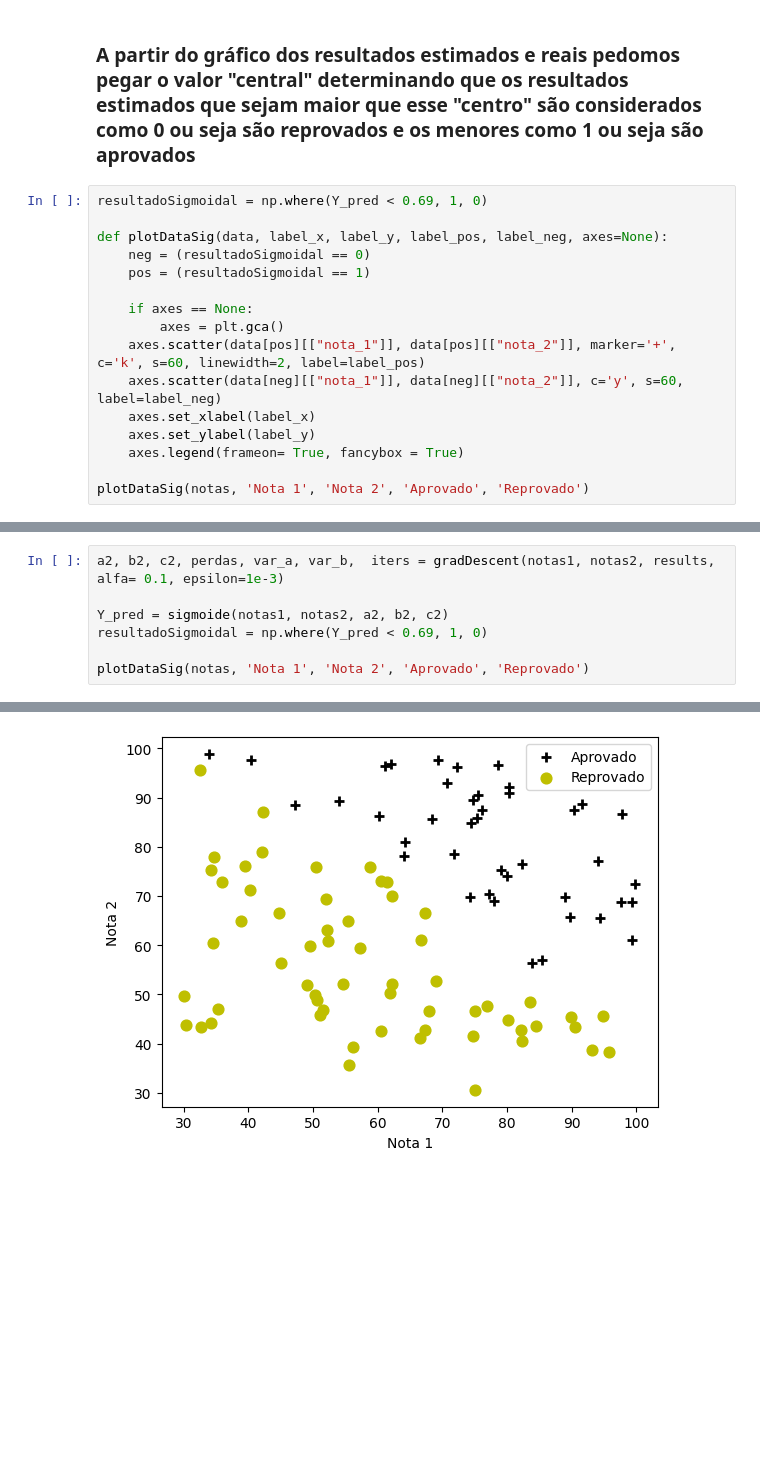
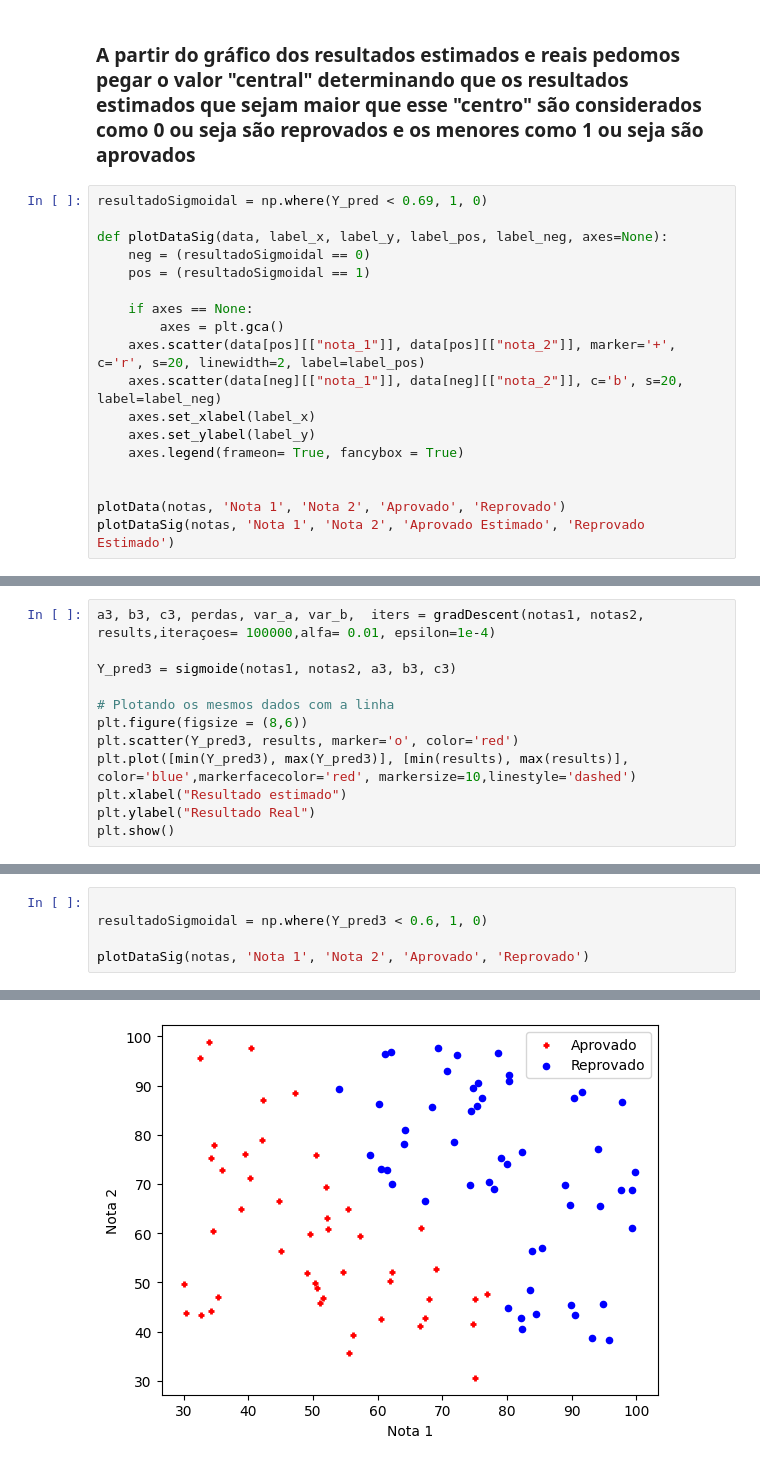
Before and after one commit to Ahmedntc/Computational-Science, a Jupyter notebook: logRegression/Regressao logistica.ipynb, the cells around one changed output, grey strips where cells are left out. Cells and saved outputs as stored; diff of their text form; blank space fills up the shorter version.

Commit message:
varios Plots

```diff
--- a/logRegression/Regressao logistica.ipynb
+++ b/logRegression/Regressao logistica.ipynb
@@ -141,11 +152,13 @@ def plotDataSig(data, label_x, label_y, label_pos, label_neg, axes=None):
 
     if axes == None:
         axes = plt.gca()
-    axes.scatter(data[pos][["nota_1"]], data[pos][["nota_2"]], marker='+', c='k', s=60, linewidth=2, label=label_pos)
-    axes.scatter(data[neg][["nota_1"]], data[neg][["nota_2"]], c='y', s=60, label=label_neg)
+    axes.scatter(data[pos][["nota_1"]], data[pos][["nota_2"]], marker='+', c='r', s=20, linewidth=2, label=label_pos)
+    axes.scatter(data[neg][["nota_1"]], data[neg][["nota_2"]], c='b', s=20, label=label_neg)
     axes.set_xlabel(label_x)
     axes.set_ylabel(label_y)
     axes.legend(frameon= True, fancybox = True)
 
-plotDataSig(notas, 'Nota 1', 'Nota 2', 'Aprovado', 'Reprovado')
+
+plotData(notas, 'Nota 1', 'Nota 2', 'Aprovado', 'Reprovado')
+plotDataSig(notas, 'Nota 1', 'Nota 2', 'Aprovado Estimado', 'Reprovado Estimado')
 # %% [output]
@@ -152,0 +166,12 @@ plotDataSig(notas, 'Nota 1', 'Nota 2', 'Aprovado', 'Reprovado')
+# %%
+a3, b3, c3, perdas, var_a, var_b,  iters = gradDescent(notas1, notas2, results,iteraçoes= 100000,alfa= 0.01, epsilon=1e-4)
+
+Y_pred3 = sigmoide(notas1, notas2, a3, b3, c3)
+
+# Plotando os mesmos dados com a linha
+plt.figure(figsize = (8,6))
+plt.scatter(Y_pred3, results, marker='o', color='red')
+plt.plot([min(Y_pred3), max(Y_pred3)], [min(results), max(results)], color='blue',markerfacecolor='red', markersize=10,linestyle='dashed')
+plt.xlabel("Resultado estimado")
+plt.ylabel("Resultado Real")
+plt.show()
@@ -153,8 +181,6 @@ plotDataSig(notas, 'Nota 1', 'Nota 2', 'Aprovado', 'Reprovado')
 # %%
-a2, b2, c2, perdas, var_a, var_b,  iters = gradDescent(notas1, notas2, results, alfa= 0.1, epsilon=1e-3)
 
-Y_pred = sigmoide(notas1, notas2, a2, b2, c2)
-resultadoSigmoidal = np.where(Y_pred < 0.69, 1, 0)
+resultadoSigmoidal = np.where(Y_pred3 < 0.6, 1, 0)
 
 plotDataSig(notas, 'Nota 1', 'Nota 2', 'Aprovado', 'Reprovado')
 # %% [output]
@@ -162 +187 @@ Coeficientes encontrados após 10000 iterações
-[figure, old version]
+[figure, new version]
```
Also changed, not shown: parts of 15 cells of this notebook.
